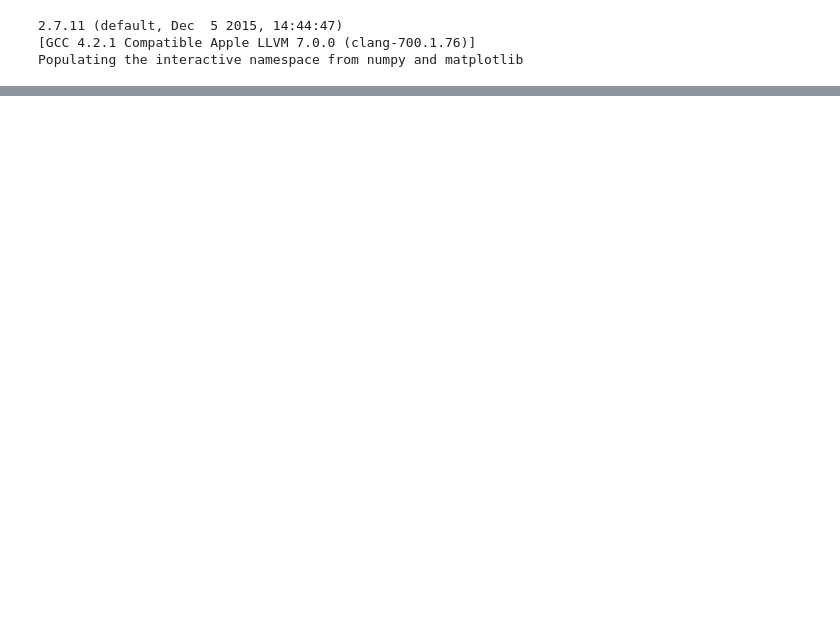
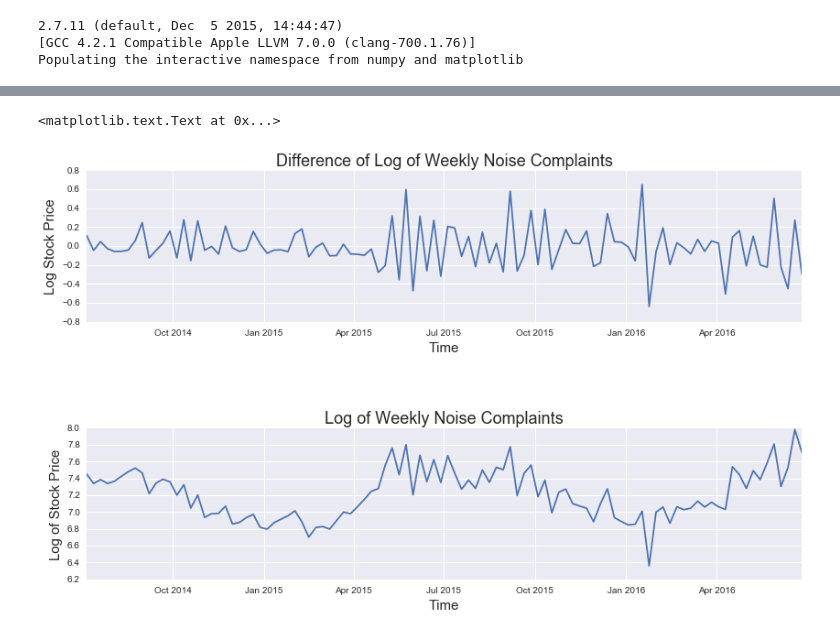
Before and after one commit to DQOfficial/brunchline, a Jupyter notebook: time_series_311.ipynb, the cells around one changed output, grey strips where cells are left out. Drawn from its saved outputs; the diff is of its cells as text; code cells hidden in the pictures; blank space fills up the shorter version.

```diff
--- a/time_series_311.ipynb
+++ b/time_series_311.ipynb
@@ -84,0 +143,9 @@ data[data['descriptor'].str.contains('loud')]
+# %%
+# create the name variable so we don't always have to type it out
+name = 'Weekly Noise Complaints'
+# %%
+# rename the dataframe 'data' so it's easier
+data = pd.DataFrame({'complaints':noises})
+data.complaints.astype(float)
+#data.rename({'index':'date'},inplace=True)
+data.info()
@@ -84,0 +160,5 @@ data[data['descriptor'].str.contains('loud')]
+# %%
+data['log'] = np.log(data.complaints)
+data['diff_log'] = data.log - data.log.shift(periods=-1)
+data = data.dropna()
+data.head()
@@ -84,0 +172,18 @@ data[data['descriptor'].str.contains('loud')]
+# %%
+fig, ax = plt.subplots(figsize = (14,8))
+fig.subplots_adjust(hspace=.7)
+
+plt.subplot(211)
+plt.plot(data.diff_log)
+plt.title('Difference of Log of %s' % name, fontsize = 18)
+plt.xlabel('Time', fontsize = 15)
+plt.ylabel('Log Stock Price', fontsize = 15)
+
+plt.subplot(212)
+plt.plot(data.log)
+plt.title('Log of %s' % name, fontsize = 18)
+plt.xlabel('Time', fontsize = 15)
+plt.ylabel('Log of Stock Price', fontsize = 15)
+# %% [output]
+<matplotlib.text.Text at 0x...>
+[figure, added]
```
Also changed, not shown: parts of 35 cells of this notebook, 1 other file.
